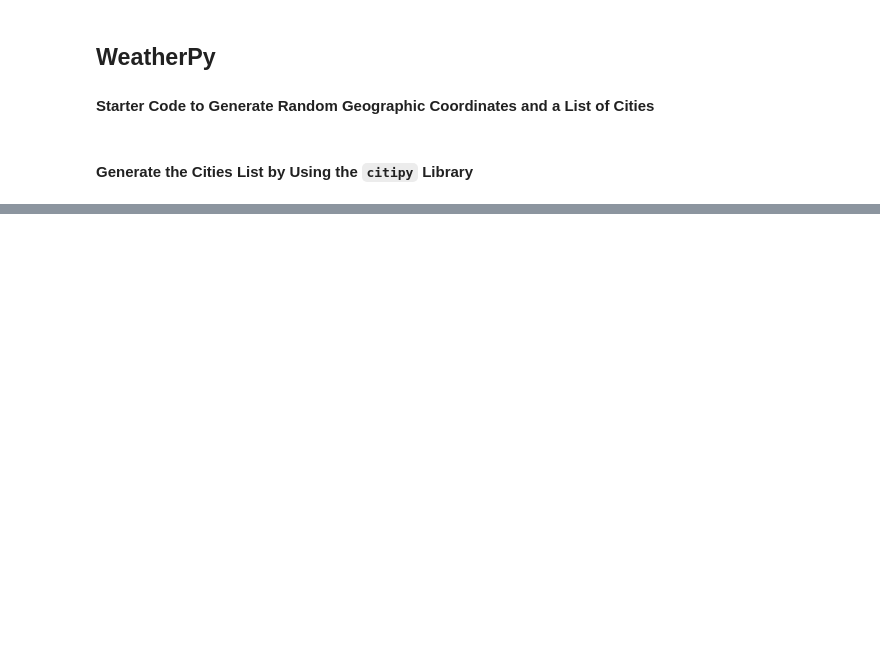
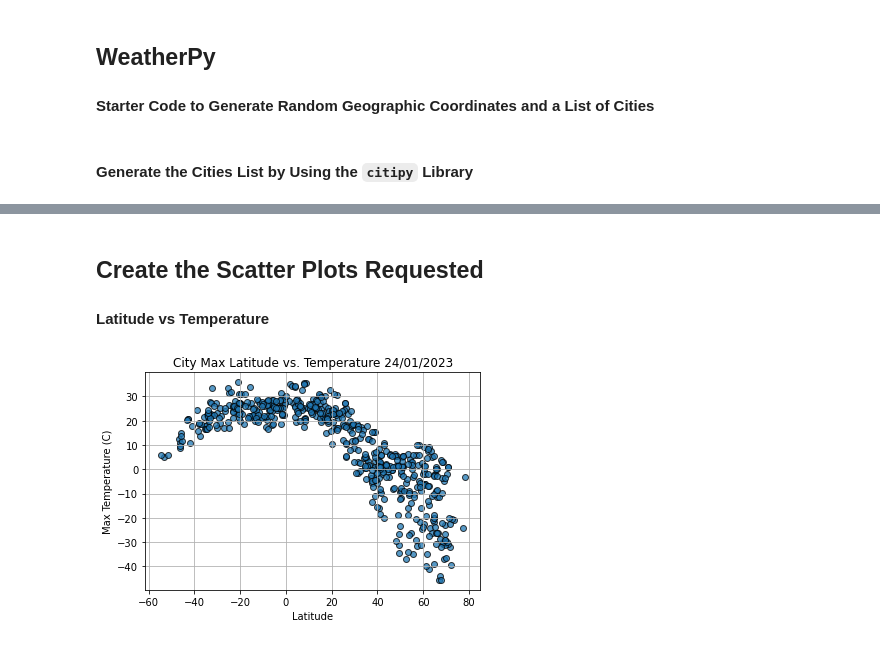
Before and after one commit to Tim-U-12/Python_API_Challenge, a Jupyter notebook: code/WeatherPy.ipynb, the cells around one changed output, grey strips where cells are left out. Cells and saved outputs as stored; diff of their text form; code cells hidden in the pictures; blank space fills up the shorter version.

```diff
--- a/code/WeatherPy.ipynb
+++ b/code/WeatherPy.ipynb
@@ -117,0 +170,6 @@ print("-----------------------------")
+# %%
+# Read saved data
+city_data_df = pd.read_csv("../output_data/cities.csv", index_col="City_ID")
+
+# Display sample data
+city_data_df.head()
@@ -117,0 +184,3 @@ print("-----------------------------")
+# %% [markdown]
+## Create the Scatter Plots Requested
+#### Latitude vs Temperature
@@ -117,0 +189,20 @@ print("-----------------------------")
+# %%
+# Build scatter plot for latitude vs. temperature
+# YOUR CODE HERE
+plt.scatter(city_data_df['Lat'], city_data_df['Max Temp'], alpha=0.75,edgecolors="black")
+
+# Incorporate the other graph properties
+# YOUR CODE HERE
+label = f"City Max Latitude vs. Temperature {date}"
+plt.title(label=label)
+plt.ylabel("Max Temperature (C)")
+plt.xlabel("Latitude")
+plt.grid()
+
+# Save the figure
+plt.savefig("../output_data/Fig1.png")
+
+# Show plot
+plt.show()
+# %% [output]
+[figure, added]
```
Also changed, not shown: parts of 19 cells of this notebook, 6 other files.
